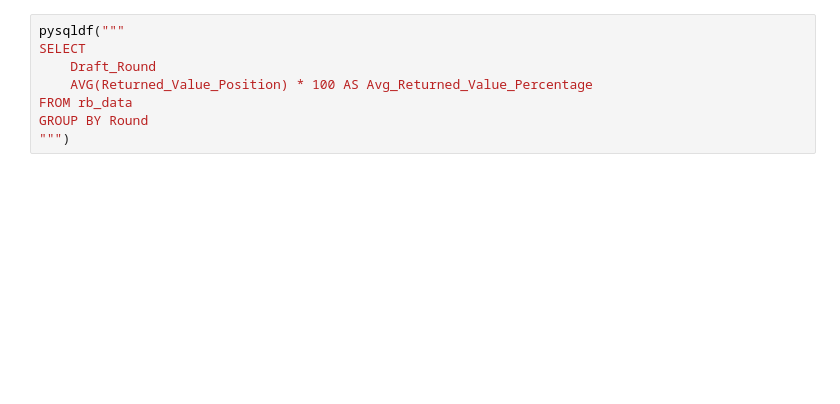
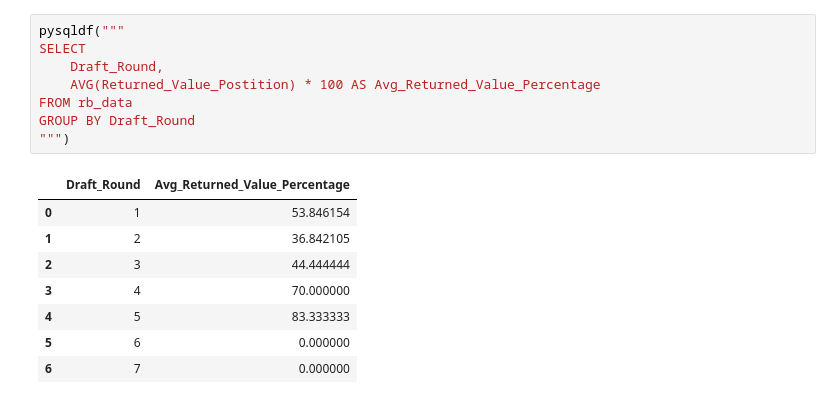
Before and after one commit to azimmer99/cse314a-project-material, a Jupyter notebook: Project_Work.ipynb, the cells around one changed output. Drawn from its saved outputs; the diff is of its cells as text; blank space fills up the shorter version.

```diff
--- a/Project_Work.ipynb
+++ b/Project_Work.ipynb
@@ -179,11 +285,20 @@ GROUP BY Round
 # %%
 pysqldf("""
 SELECT
-    Draft_Round
-    AVG(Returned_Value_Position) * 100 AS Avg_Returned_Value_Percentage
+    Draft_Round,
+    AVG(Returned_Value_Postition) * 100 AS Avg_Returned_Value_Percentage
 FROM rb_data
-GROUP BY Round
+GROUP BY Draft_Round
 """)
+# %% [output]
+|  | Draft_Round | Avg_Returned_Value_Percentage |
+| 0 | 1 | 53.846154 |
+| 1 | 2 | 36.842105 |
+| 2 | 3 | 44.444444 |
+| 3 | 4 | 70.000000 |
+| 4 | 5 | 83.333333 |
+| 5 | 6 | 0.000000 |
+| 6 | 7 | 0.000000 |
 # %%
 #Finding the players who exceeded expectations, those who finished 25% above expectations
 
```
Also changed, not shown: parts of 19 cells of this notebook.
